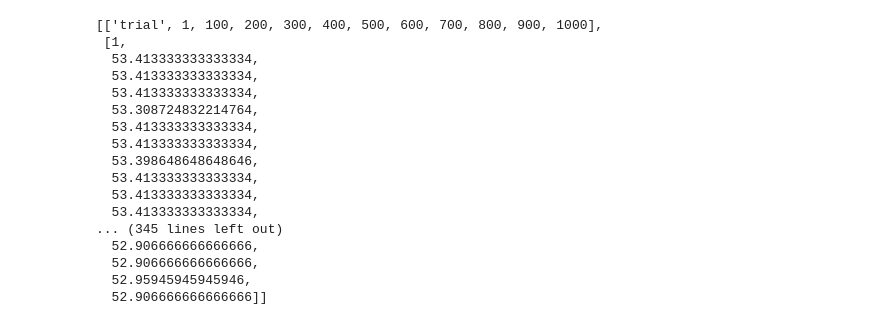
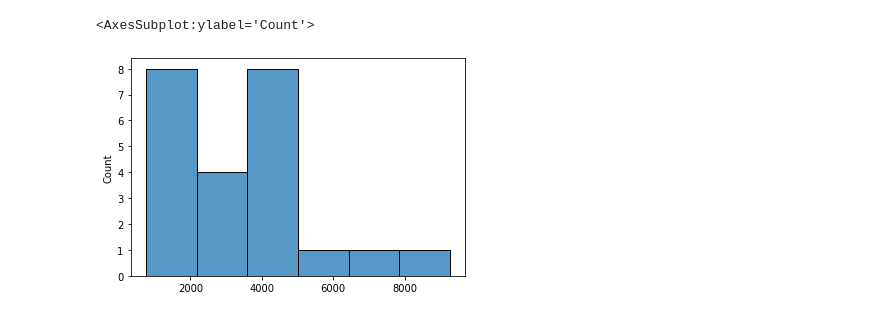
Before and after one commit to Caesar-blip/ABM, a Jupyter notebook: tests.ipynb, the cells around one changed output. Cells and saved outputs as stored; diff of their text form; code cells hidden in the pictures.

```diff
--- a/tests.ipynb
+++ b/tests.ipynb
@@ -59,20 +72,5 @@ for i in tqdm.tqdm(range(1,31)):
-# %%
-dataframe
-# %% [output]
-[['trial', 1, 100, 200, 300, 400, 500, 600, 700, 800, 900, 1000],
- [1,
-  53.413333333333334,
-  53.413333333333334,
-  53.413333333333334,
-  53.308724832214764,
-  53.413333333333334,
-  53.413333333333334,
-  53.398648648648646,
-  53.413333333333334,
-  53.413333333333334,
-  53.413333333333334,
-... (345 lines left out)
-  52.906666666666666,
-  52.906666666666666,
-  52.95945945945946,
-  52.906666666666666]]
+# %%
+sns.histplot(age35)
+# %% [output]
+<AxesSubplot:ylabel='Count'>
+[figure, added]
```
Also changed, not shown: parts of 11 cells of this notebook, 2 other files.
